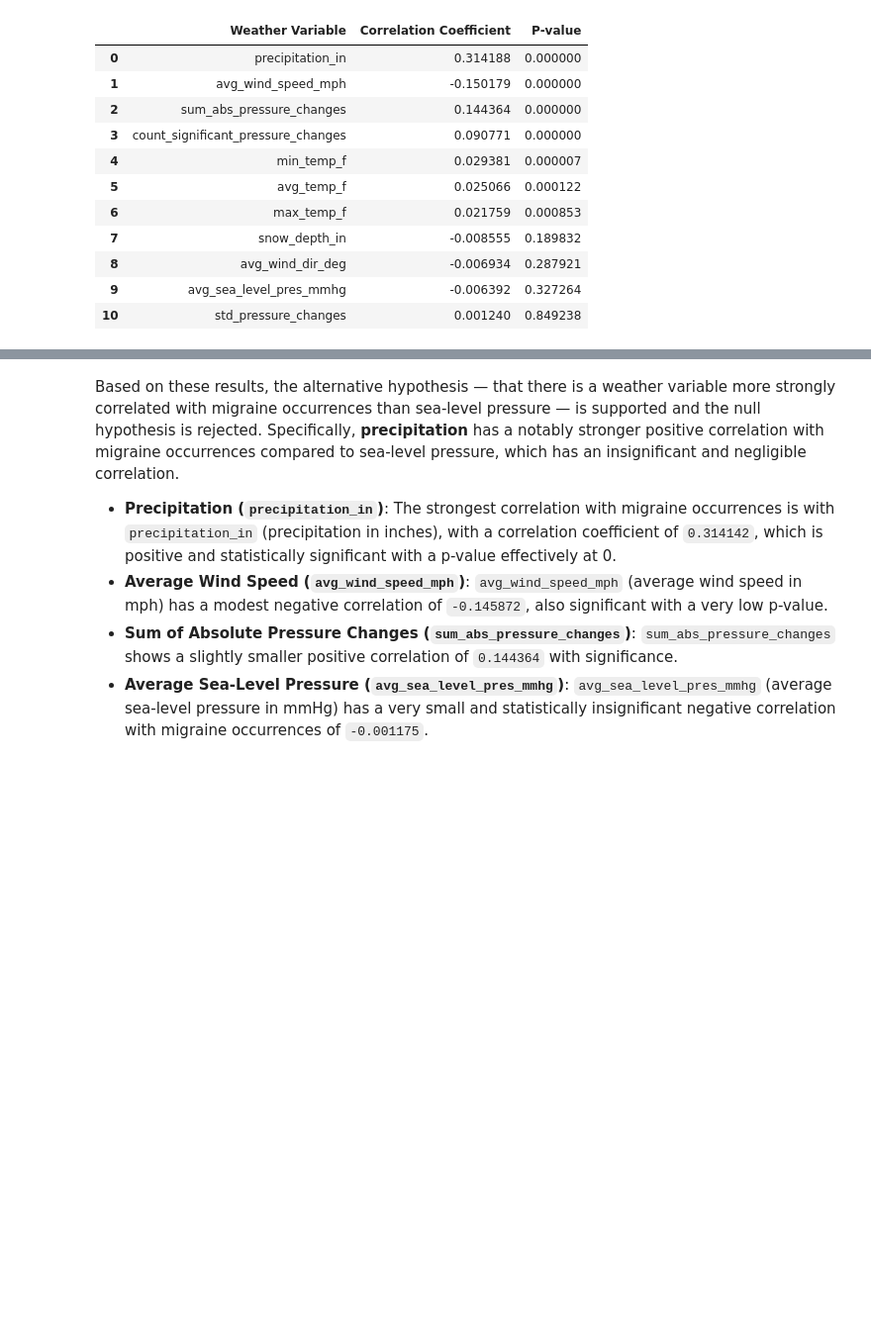
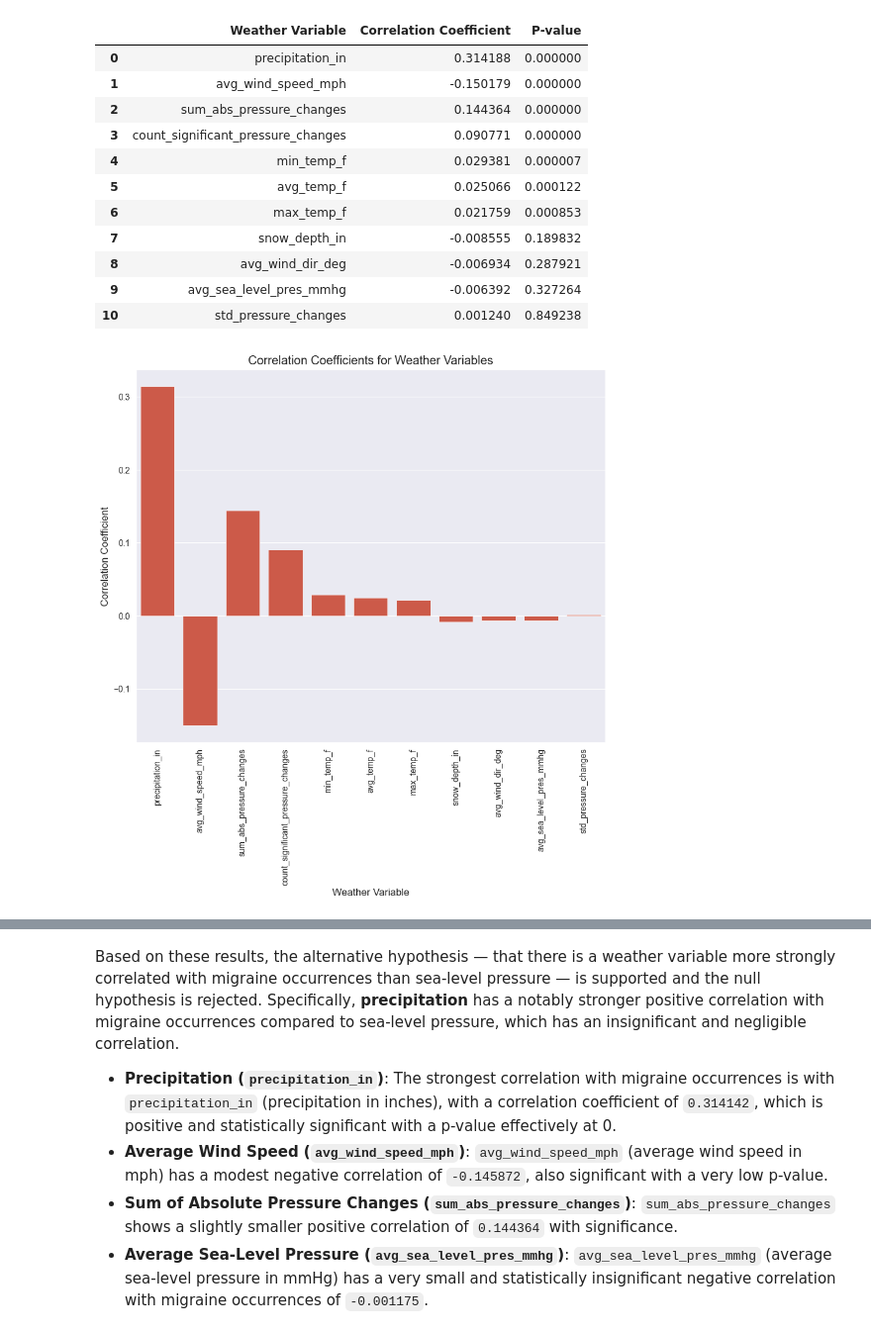
Before and after one commit to christinedbaxter/analyticsCapstone, a Jupyter notebook: notebooks/03_data_analysis.ipynb, the cells around one changed output, grey strips where cells are left out. Shown at 99% size. Drawn from its saved outputs; the diff is of its cells as text; code cells hidden in the pictures; blank space fills up the shorter version.

```diff
--- a/notebooks/03_data_analysis.ipynb
+++ b/notebooks/03_data_analysis.ipynb
@@ -355,3 +366,15 @@ correlation_results_df
 | 8 | avg_wind_dir_deg | -0.006934 | 0.287921 |
 | 9 | avg_sea_level_pres_mmhg | -0.006392 | 0.327264 |
 | 10 | std_pressure_changes | 0.001240 | 0.849238 |
+# %%
+# Set Weather Variable as the index
+correlation_results_df.set_index('Weather Variable', inplace=True)
+
+# Create a bar plot of the correlation coefficients
+plt.figure(figsize=(10, 8))
+sns.barplot(data=correlation_results_df, x='Weather Variable', y='Correlation Coefficient')
+plt.xticks(rotation=90)
+plt.title('Correlation Coefficients for Weather Variables')
+plt.show()
+# %% [output]
+[figure, added]
```
Also changed, not shown: parts of 29 cells of this notebook, 15 other files.
